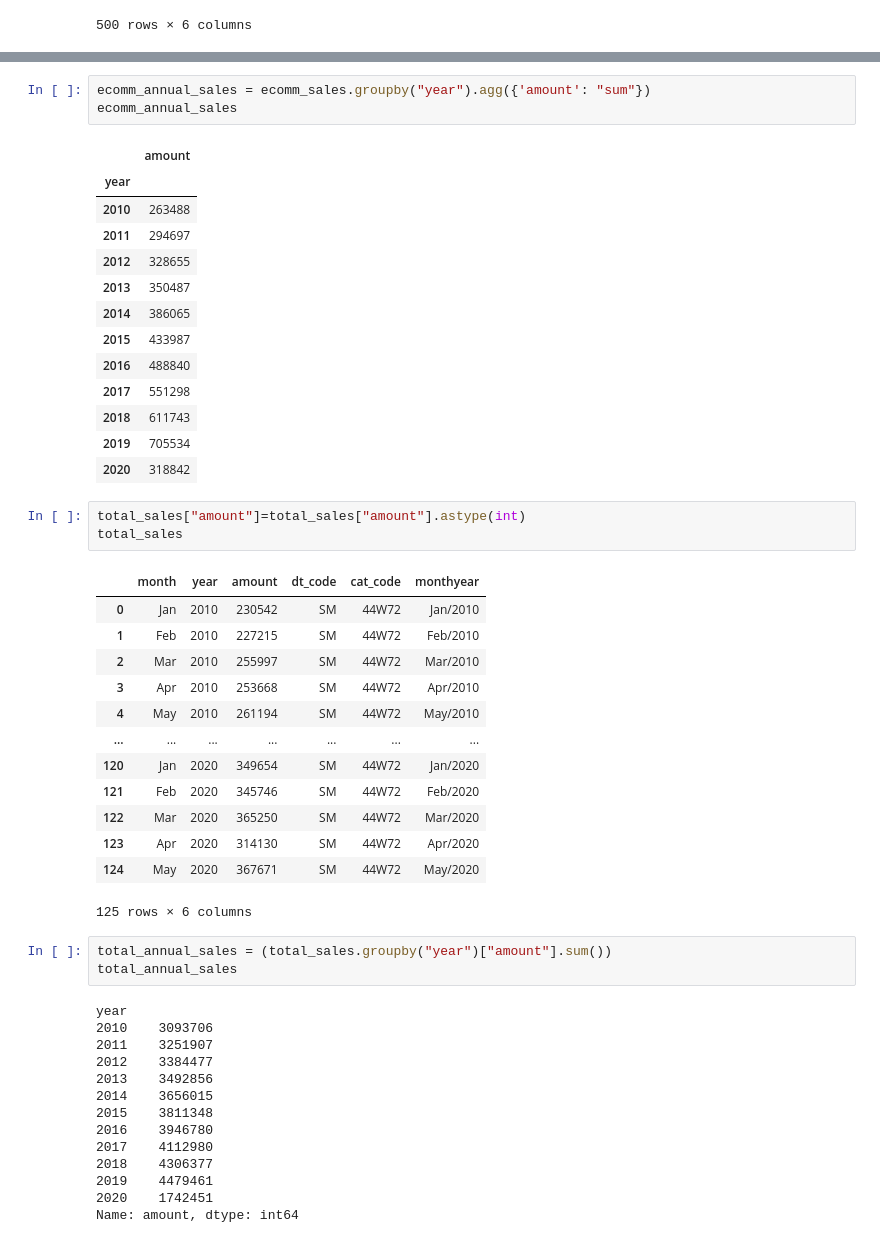
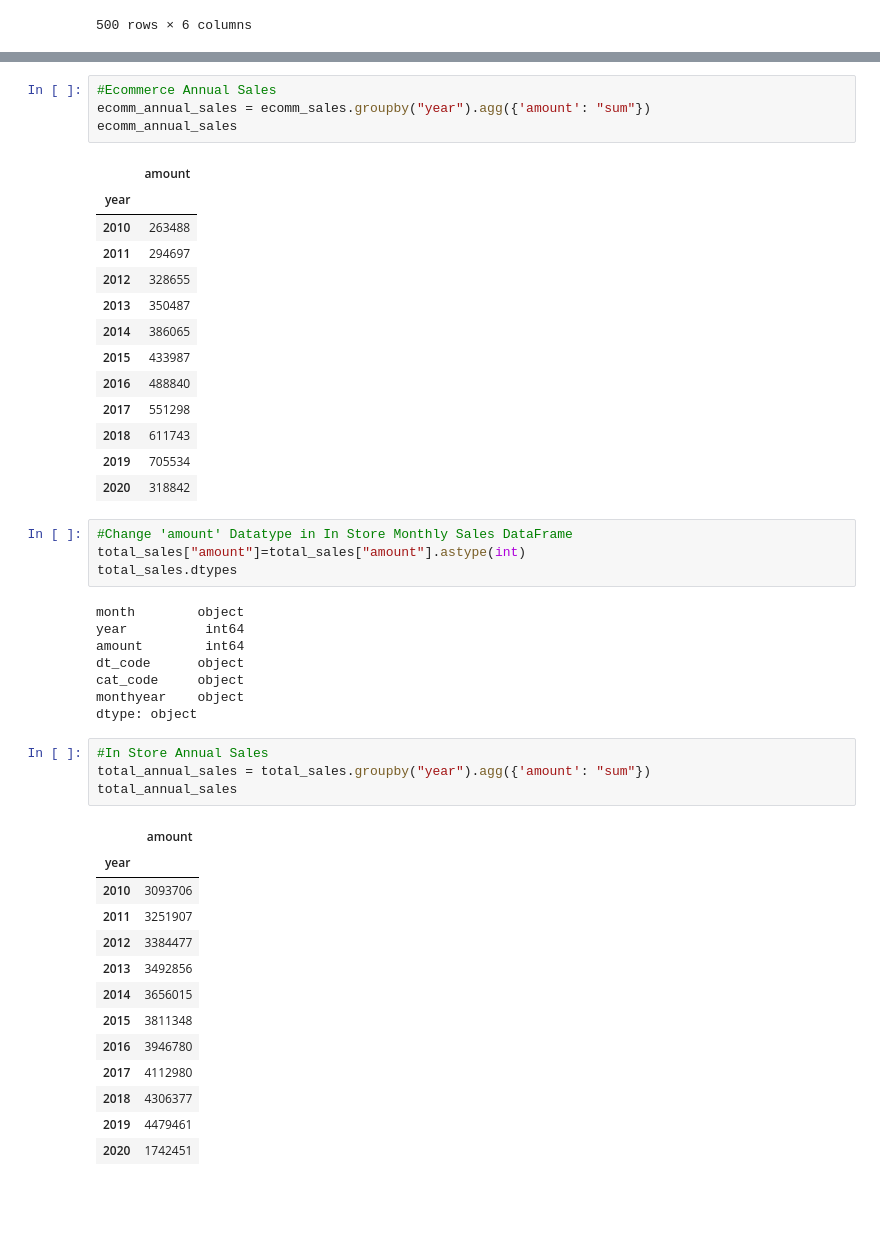
Before and after one commit to jeffhoffmanmba/Project1_eCommerce_Trends, a Jupyter notebook: Census API.ipynb, the cells around one changed output, grey strips where cells are left out. Cells and saved outputs as stored; diff of their text form; blank space fills up the shorter version.

```diff
--- a/Census API.ipynb
+++ b/Census API.ipynb
@@ -170,4 +167,5 @@ ecomm_sales
 # %%
+#Ecommerce Annual Sales
 ecomm_annual_sales = ecomm_sales.groupby("year").agg({'amount': "sum"})
 ecomm_annual_sales
 # %% [output]
@@ -185,37 +183,33 @@ ecomm_annual_sales
 | 2019 | 705534 |
 | 2020 | 318842 |
 # %%
+#Change 'amount' Datatype in In Store Monthly Sales DataFrame
 total_sales["amount"]=total_sales["amount"].astype(int)
-total_sales
+total_sales.dtypes
 # %% [output]
-|  | month | year | amount | dt_code | cat_code | monthyear |
-| 0 | Jan | 2010 | 230542 | SM | 44W72 | Jan/2010 |
-| 1 | Feb | 2010 | 227215 | SM | 44W72 | Feb/2010 |
-| 2 | Mar | 2010 | 255997 | SM | 44W72 | Mar/2010 |
-| 3 | Apr | 2010 | 253668 | SM | 44W72 | Apr/2010 |
-| 4 | May | 2010 | 261194 | SM | 44W72 | May/2010 |
-| ... | ... | ... | ... | ... | ... | ... |
-| 120 | Jan | 2020 | 349654 | SM | 44W72 | Jan/2020 |
-| 121 | Feb | 2020 | 345746 | SM | 44W72 | Feb/2020 |
-| 122 | Mar | 2020 | 365250 | SM | 44W72 | Mar/2020 |
-| 123 | Apr | 2020 | 314130 | SM | 44W72 | Apr/2020 |
-| 124 | May | 2020 | 367671 | SM | 44W72 | May/2020 |
-125 rows × 6 columns
+month        object
+year          int64
+amount        int64
+dt_code      object
+cat_code     object
+monthyear    object
+dtype: object
 # %%
-total_annual_sales = (total_sales.groupby("year")["amount"].sum())
+#In Store Annual Sales
+total_annual_sales = total_sales.groupby("year").agg({'amount': "sum"})
 total_annual_sales
 # %% [output]
-year
-2010    3093706
-2011    3251907
-2012    3384477
-2013    3492856
-2014    3656015
-2015    3811348
-2016    3946780
-2017    4112980
-2018    4306377
-2019    4479461
-2020    1742451
-Name: amount, dtype: int64
+|  | amount |
+| year |  |
+| 2010 | 3093706 |
+| 2011 | 3251907 |
+| 2012 | 3384477 |
+| 2013 | 3492856 |
+| 2014 | 3656015 |
+| 2015 | 3811348 |
+| 2016 | 3946780 |
+| 2017 | 4112980 |
+| 2018 | 4306377 |
+| 2019 | 4479461 |
+| 2020 | 1742451 |
 # %%
```
Also changed, not shown: parts of 8 cells of this notebook, 4 other files.
